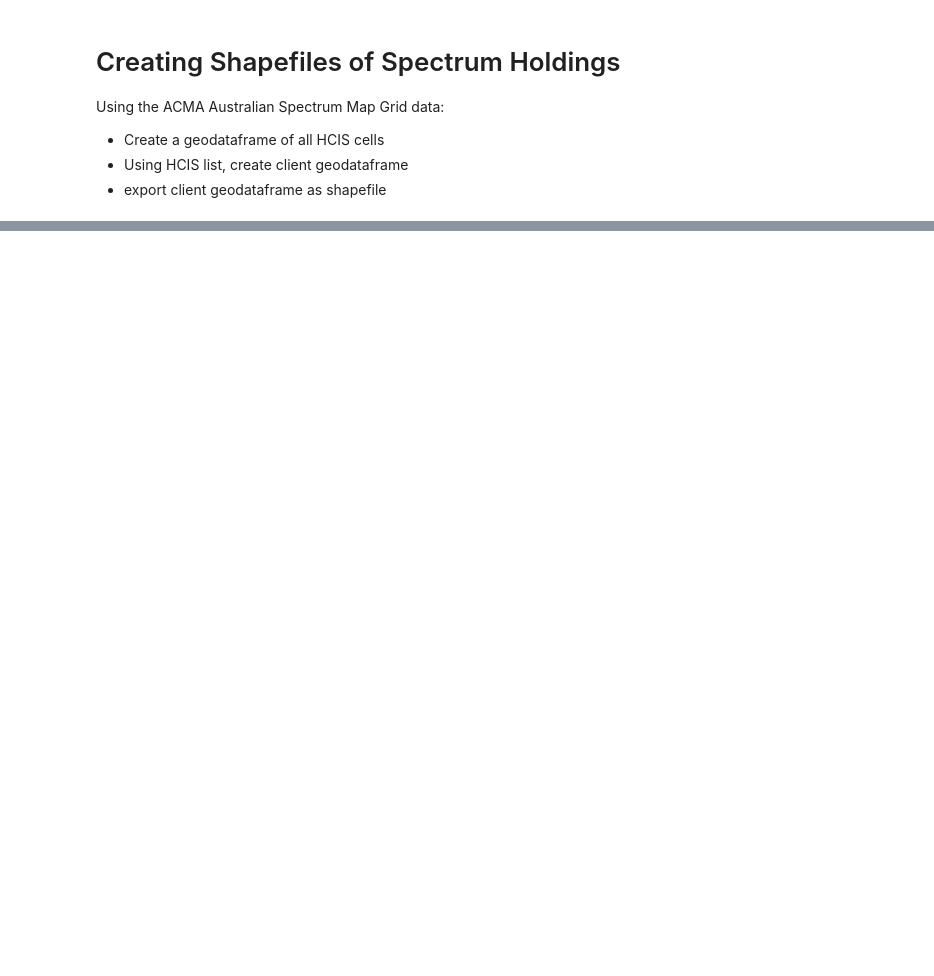
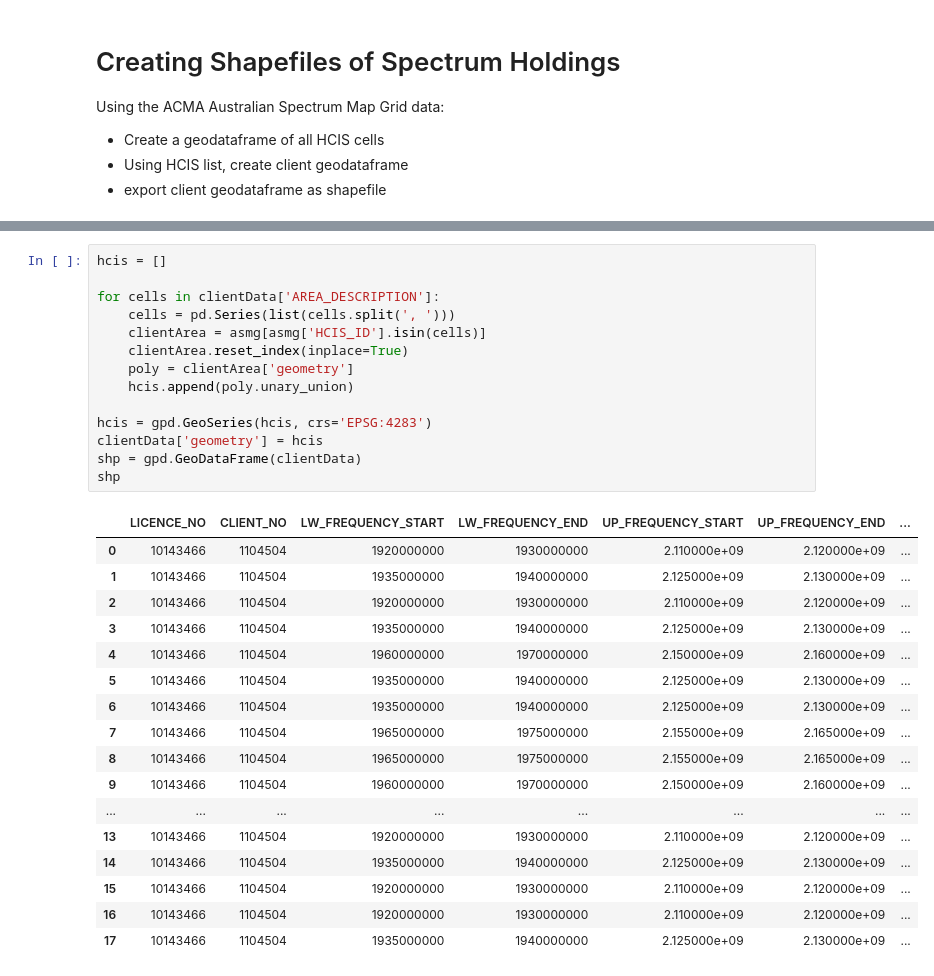
Before and after one commit to navnith-reddy/SpectrumNavigator, a Jupyter notebook: specNav.ipynb, the cells around one changed output, grey strips where cells are left out. Saved outputs shown, nothing was run; the diff lists cells and outputs as text; blank space fills up the shorter version.

```diff
--- a/specNav.ipynb
+++ b/specNav.ipynb
@@ -224,0 +273,32 @@ import geopandas as gpd
+# %%
+hcis = []
+
+for cells in clientData['AREA_DESCRIPTION']:
+    cells = pd.Series(list(cells.split(', ')))
+    clientArea = asmg[asmg['HCIS_ID'].isin(cells)]
+    clientArea.reset_index(inplace=True)
+    poly = clientArea['geometry']
+    hcis.append(poly.unary_union)
+
+hcis = gpd.GeoSeries(hcis, crs='EPSG:4283')
+clientData['geometry'] = hcis
+shp = gpd.GeoDataFrame(clientData)
+shp
+# %% [output]
+|  | LICENCE_NO | CLIENT_NO | LW_FREQUENCY_START | LW_FREQUENCY_END | UP_FREQUENCY_START | UP_FREQUENCY_END | ... |
+| 0 | 10143466 | 1104504 | 1920000000 | 1930000000 | 2.110000e+09 | 2.120000e+09 | ... |
+| 1 | 10143466 | 1104504 | 1935000000 | 1940000000 | 2.125000e+09 | 2.130000e+09 | ... |
+| 2 | 10143466 | 1104504 | 1920000000 | 1930000000 | 2.110000e+09 | 2.120000e+09 | ... |
+| 3 | 10143466 | 1104504 | 1935000000 | 1940000000 | 2.125000e+09 | 2.130000e+09 | ... |
+| 4 | 10143466 | 1104504 | 1960000000 | 1970000000 | 2.150000e+09 | 2.160000e+09 | ... |
+| 5 | 10143466 | 1104504 | 1935000000 | 1940000000 | 2.125000e+09 | 2.130000e+09 | ... |
+| 6 | 10143466 | 1104504 | 1935000000 | 1940000000 | 2.125000e+09 | 2.130000e+09 | ... |
+| 7 | 10143466 | 1104504 | 1965000000 | 1975000000 | 2.155000e+09 | 2.165000e+09 | ... |
+| 8 | 10143466 | 1104504 | 1965000000 | 1975000000 | 2.155000e+09 | 2.165000e+09 | ... |
+| 9 | 10143466 | 1104504 | 1960000000 | 1970000000 | 2.150000e+09 | 2.160000e+09 | ... |
+| ... | ... | ... | ... | ... | ... | ... | ... |
+| 13 | 10143466 | 1104504 | 1920000000 | 1930000000 | 2.110000e+09 | 2.120000e+09 | ... |
+| 14 | 10143466 | 1104504 | 1935000000 | 1940000000 | 2.125000e+09 | 2.130000e+09 | ... |
+| 15 | 10143466 | 1104504 | 1920000000 | 1930000000 | 2.110000e+09 | 2.120000e+09 | ... |
+| 16 | 10143466 | 1104504 | 1920000000 | 1930000000 | 2.110000e+09 | 2.120000e+09 | ... |
+| 17 | 10143466 | 1104504 | 1935000000 | 1940000000 | 2.125000e+09 | 2.130000e+09 | ... |
```
Also changed, not shown: parts of 5 cells of this notebook, 1 other file.
